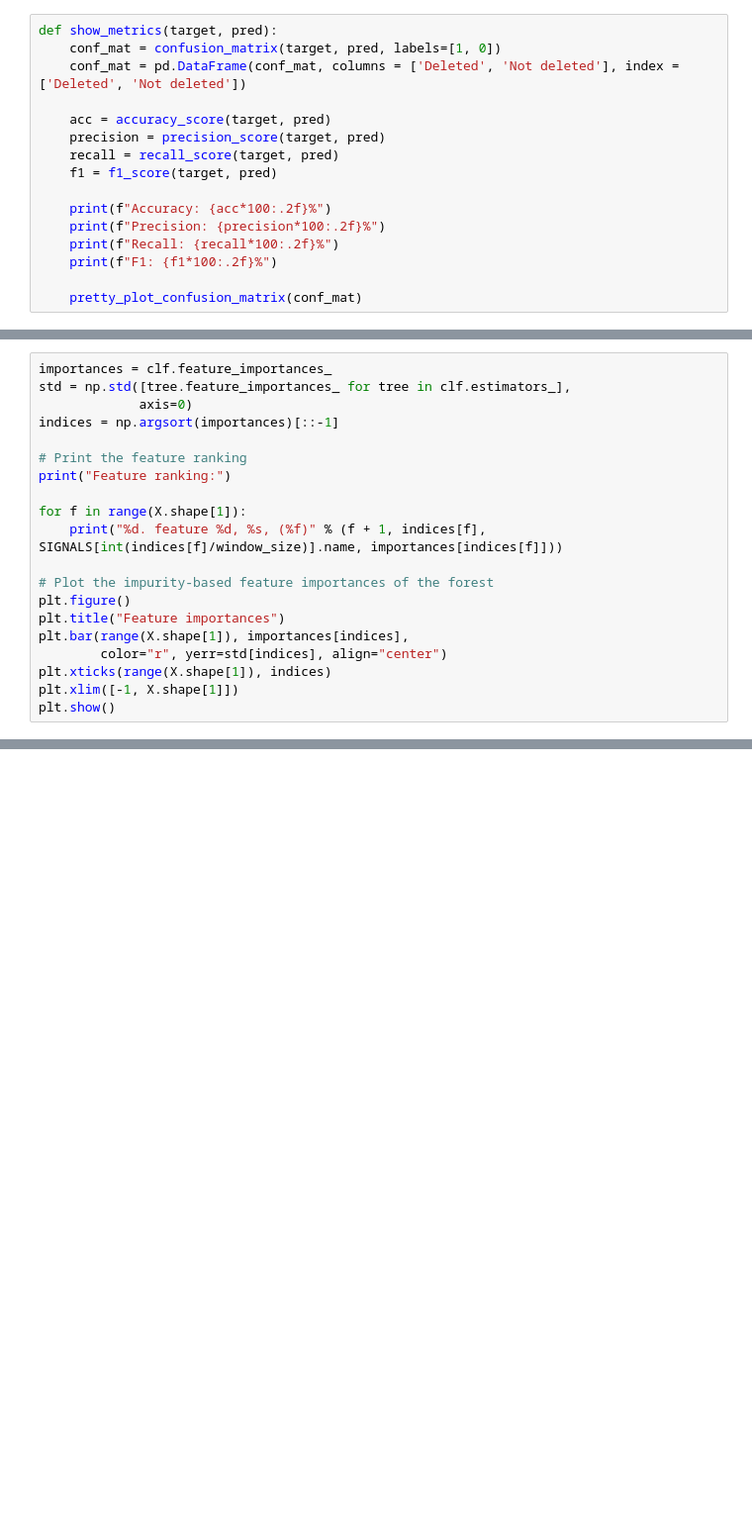
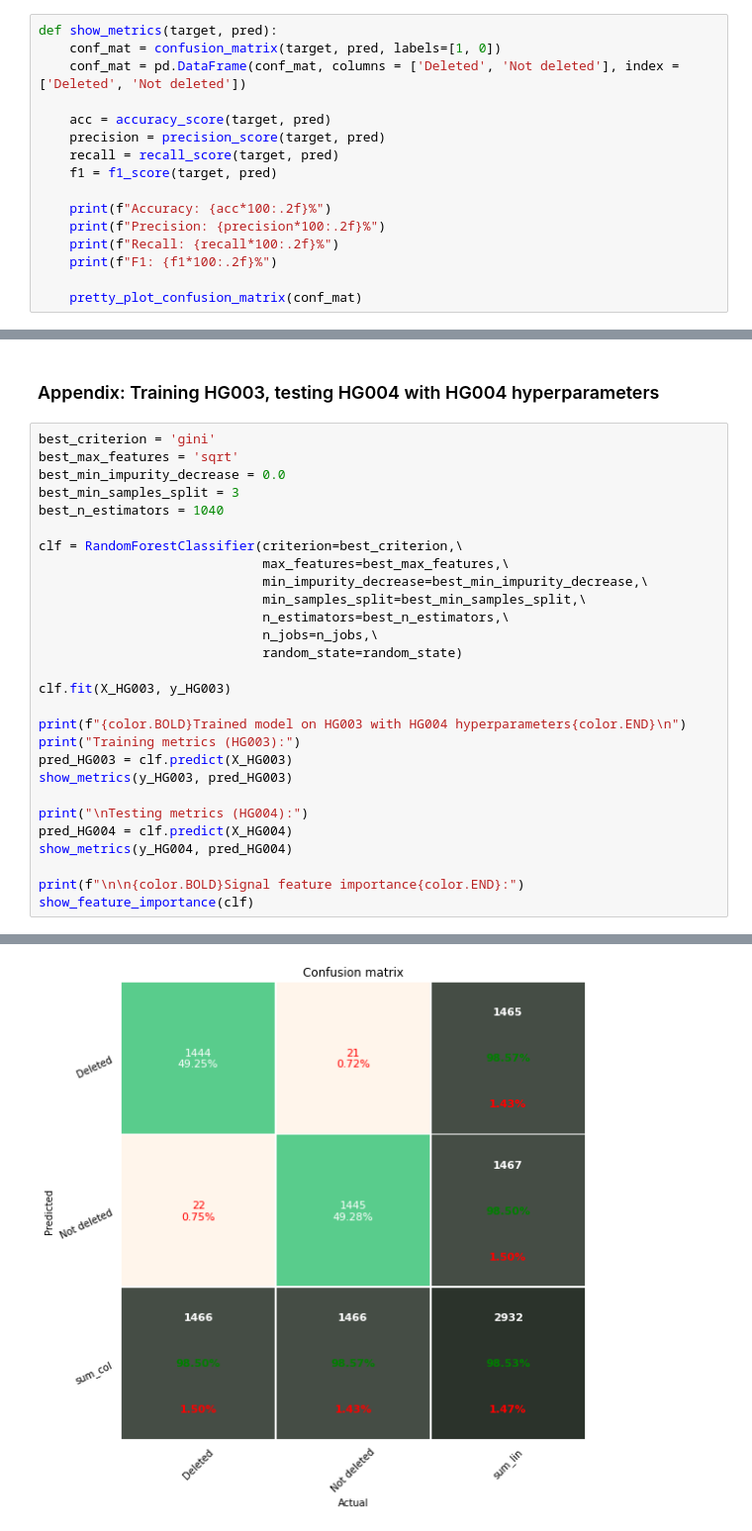
Before and after one commit to Gorzen/Genome-Center-Project, a Jupyter notebook: roadmap.ipynb, the cells around one changed output, grey strips where cells are left out. Shown at 99% size. Saved outputs shown, nothing was run; the diff lists cells and outputs as text; blank space fills up the shorter version.

Commit message:
Add comments, clean machine learning, compare HG003-HG004, signal importance

```diff
--- a/roadmap.ipynb
+++ b/roadmap.ipynb
@@ -1184,20 +1201,0 @@ Might be hard for Random Forest to use Coverage to the best of its potential, co
-# %%
-importances = clf.feature_importances_
-std = np.std([tree.feature_importances_ for tree in clf.estimators_],
-             axis=0)
-indices = np.argsort(importances)[::-1]
-
-# Print the feature ranking
-print("Feature ranking:")
-
-for f in range(X.shape[1]):
-    print("%d. feature %d, %s, (%f)" % (f + 1, indices[f], SIGNALS[int(indices[f]/window_size)].name, importances[indices[f]]))
-
-# Plot the impurity-based feature importances of the forest
-plt.figure()
-plt.title("Feature importances")
-plt.bar(range(X.shape[1]), importances[indices],
-        color="r", yerr=std[indices], align="center")
-plt.xticks(range(X.shape[1]), indices)
-plt.xlim([-1, X.shape[1]])
-plt.show()
@@ -1206,0 +1212,31 @@ NameError: name 'X' is not defined
+# %% [markdown]
+### Appendix: Training HG003, testing HG004 with HG004 hyperparameters
+# %%
+best_criterion = 'gini'
+best_max_features = 'sqrt'
+best_min_impurity_decrease = 0.0
+best_min_samples_split = 3
+best_n_estimators = 1040
+
+clf = RandomForestClassifier(criterion=best_criterion,\
+                             max_features=best_max_features,\
+                             min_impurity_decrease=best_min_impurity_decrease,\
+                             min_samples_split=best_min_samples_split,\
+                             n_estimators=best_n_estimators,\
+                             n_jobs=n_jobs,\
+                             random_state=random_state)
+
+clf.fit(X_HG003, y_HG003)
+
+print(f"{color.BOLD}Trained model on HG003 with HG004 hyperparameters{color.END}\n")
+print("Training metrics (HG003):")
+pred_HG003 = clf.predict(X_HG003)
+show_metrics(y_HG003, pred_HG003)
+
+print("\nTesting metrics (HG004):")
+pred_HG004 = clf.predict(X_HG004)
+show_metrics(y_HG004, pred_HG004)
+
+print(f"\n\n{color.BOLD}Signal feature importance{color.END}:")
+show_feature_importance(clf)
+# %% [output]
@@ -1206,0 +1250 @@ NameError: name 'X' is not defined
+[figure, added]
```
Also changed, not shown: parts of 38 cells of this notebook.
